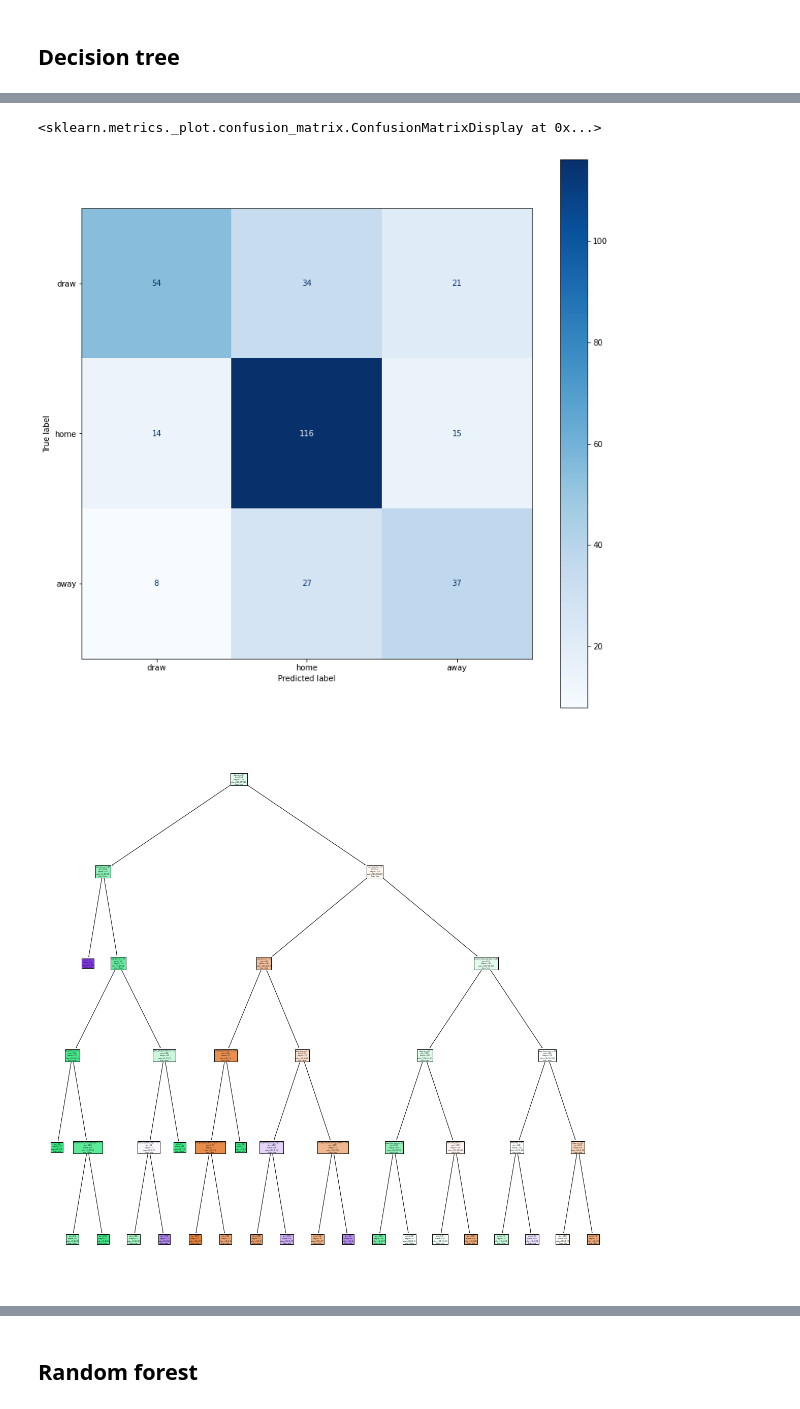
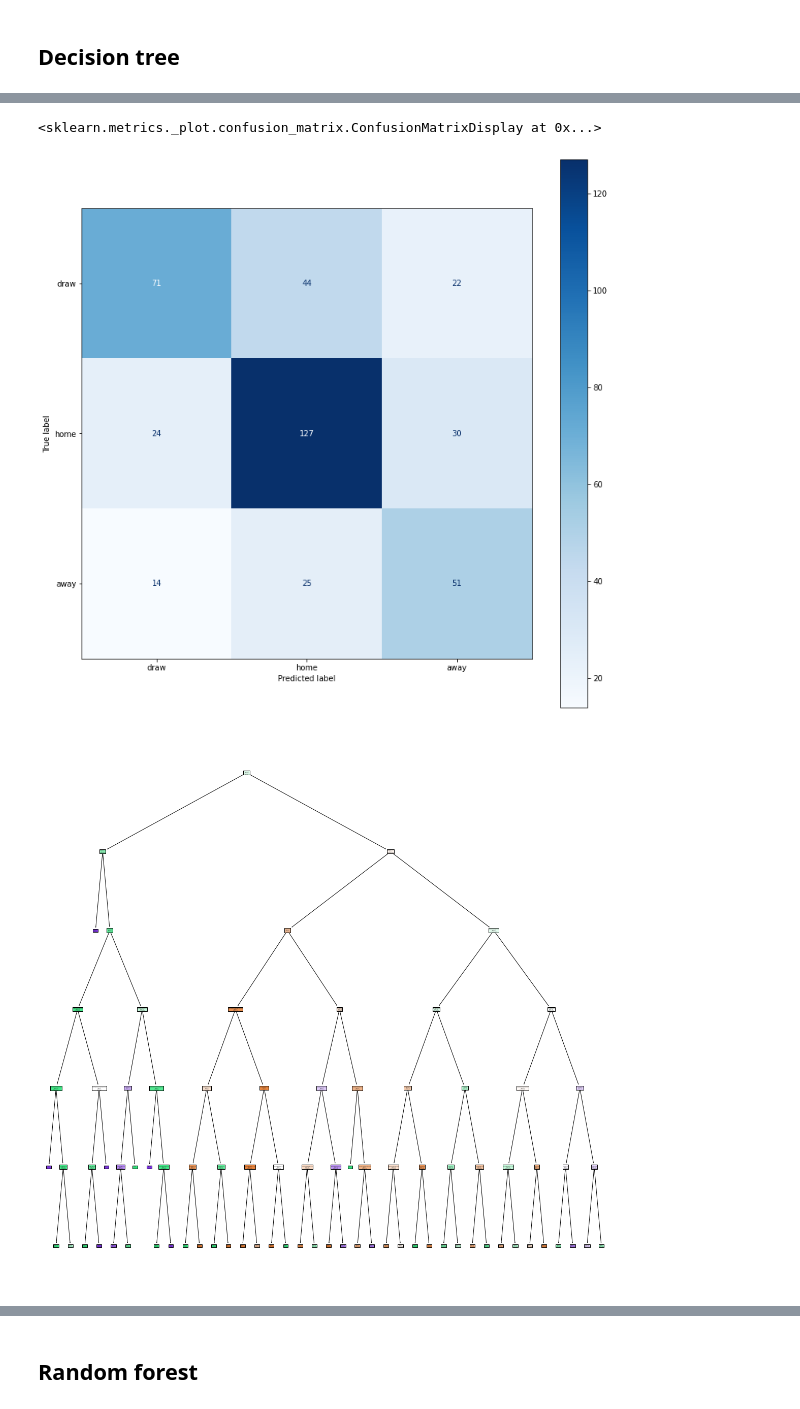
Before and after one commit to melfaiz/BotolaAspro, a Jupyter notebook: Forecasting_Botola.ipynb, the cells around one changed output, grey strips where cells are left out. Cells and saved outputs as stored; diff of their text form; code cells hidden in the pictures.

```diff
--- a/Forecasting_Botola.ipynb
+++ b/Forecasting_Botola.ipynb
@@ -92,4 +92,6 @@ Index(['index', 'timestamp', 'date_GMT', 'status', 'attendance',
       dtype='object')
 # %%
 matches_columns = ['date_GMT', 'season', 'status', 'home_team_name', 'away_team_name','home_team_goal_count','away_team_goal_count','average_goals_per_match_pre_match','average_cards_per_match_pre_match', 'stadium_name']
+
+matches_columns = list(set(matches_columns))
 data_matches = data_matches[matches_columns]
@@ -341,0 +300,26 @@ len(learning_columns)
+# %%
+learning_columns = list(set(list(data.columns)))
+
+new_features = [
+
+ 'away_last_5',
+ 'away_last_all',
+ 'away_wins_vs',
+
+ 'draws_vs',
+
+ 'home_last_5',
+ 'home_last_all',
+ 'home_wins_vs',
+
+
+ 'result',
+]
+
+learning_columns = learning_columns + new_features
+
+learning_columns = list(set(learning_columns))
+
+learning_columns =   [ col for col in learning_columns if col not in ['away_team_name','home_team_name','common_name_away', 'common_name_home', 'common_name_home', 'common_name_home','stadium_name','stadium_name','status','date_GMT','home_team_goal_count','away_team_goal_count']  ]
+
+list(learning_columns)
@@ -345,6 +347,10 @@ data_learning = data_learning[learning_columns]
 
 data_learning = data_learning.dropna()
 
+
+# data_learning = data_learning[ data_learning.result != 0]
+targets = ['draw','home','away']
+
 X = data_learning.drop(['result'],1)
 y = data_learning.result
 
@@ -374,9 +380,11 @@ X = X[ list(X.columns.unique()) ] #making sure there is no duplicates
 seed = 56
 
 X_train, X_test, y_train, y_test = train_test_split(X, y,
-                                                    test_size = 0.2,
+                                                    test_size = 0.25,
                                                     random_state = seed,
                                                     stratify = y)
+
+X_indices = np.arange(len(X.columns))
 # %%
 
 D_test = dict()
@@ -478,20 +486,20 @@ Accuracy: 0.6349693251533742
 from sklearn.metrics import plot_confusion_matrix
 fig, ax = plt.subplots(figsize=(13, 13))
 plot_confusion_matrix(clf_decision_tree, X_test, y_test,
-                                 display_labels=['draw','home','away'],
+                                 display_labels=targets,
                                  cmap=plt.cm.Blues,
                                  ax=ax)
 # %% [output]
 <sklearn.metrics._plot.confusion_matrix.ConfusionMatrixDisplay at 0x...>
-[figure, old version]
+[figure, new version]
 # %%
 
 # DECISION TREE PLOT
 
 fig = plt.figure(figsize=(20,20))
 _ = tree.plot_tree(clf_decision_tree,
                 feature_names=X.columns,
-                class_names=['draw','home','away'],
+                class_names=targets,
                 filled=True)
 # %% [output]
-[figure, old version]
+[figure, new version]
```
Also changed, not shown: parts of 37 cells of this notebook, 1 other file.
